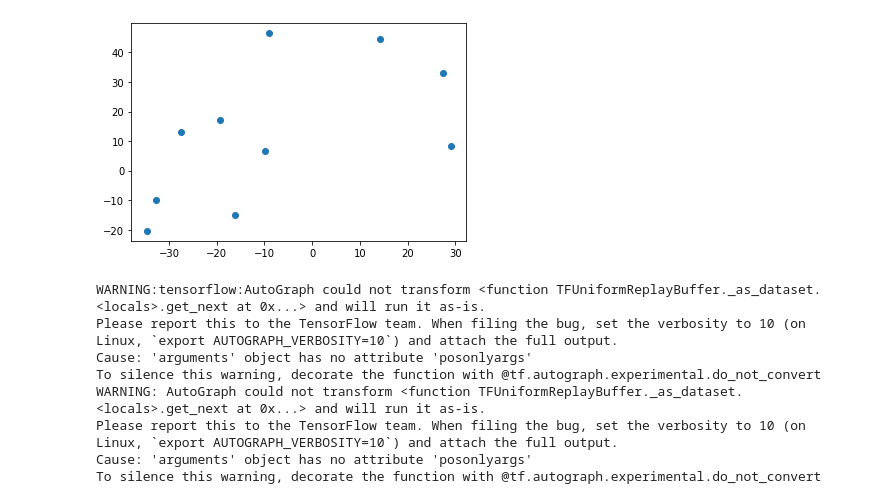
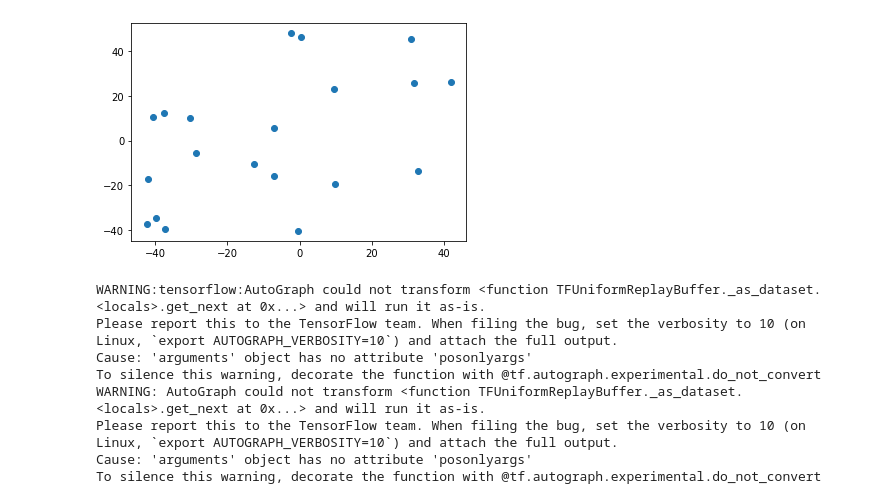
Before and after one commit to AlessioLuciani/distributed-uav-rl-protocol, a Jupyter notebook: simulation.ipynb, the cells around one changed output. Drawn from its saved outputs; the diff is of its cells as text; code cells hidden in the pictures.

```diff
--- a/simulation.ipynb
+++ b/simulation.ipynb
@@ -24,16 +24,16 @@ from tf_agents import utils
 from tf_agents.trajectories import time_step as ts
 # %%
 # Number of sensing locations
-locations_num = 10
+locations_num = 20
 
 # Size of the map (the map is squared)
 map_size = 100.0
 
 # Coordinates of the sensing locations
 sensing_locations = (np.random.rand(locations_num, 2) * map_size) - (map_size / 2)
 
 _ = plt.scatter(sensing_locations[:,0], sensing_locations[:,1])
 # %% [output]
-[figure, old version]
+[figure, new version]
 # %%
 # Number of drones
```
Also changed, not shown: parts of 5 cells of this notebook, 1 other file.
